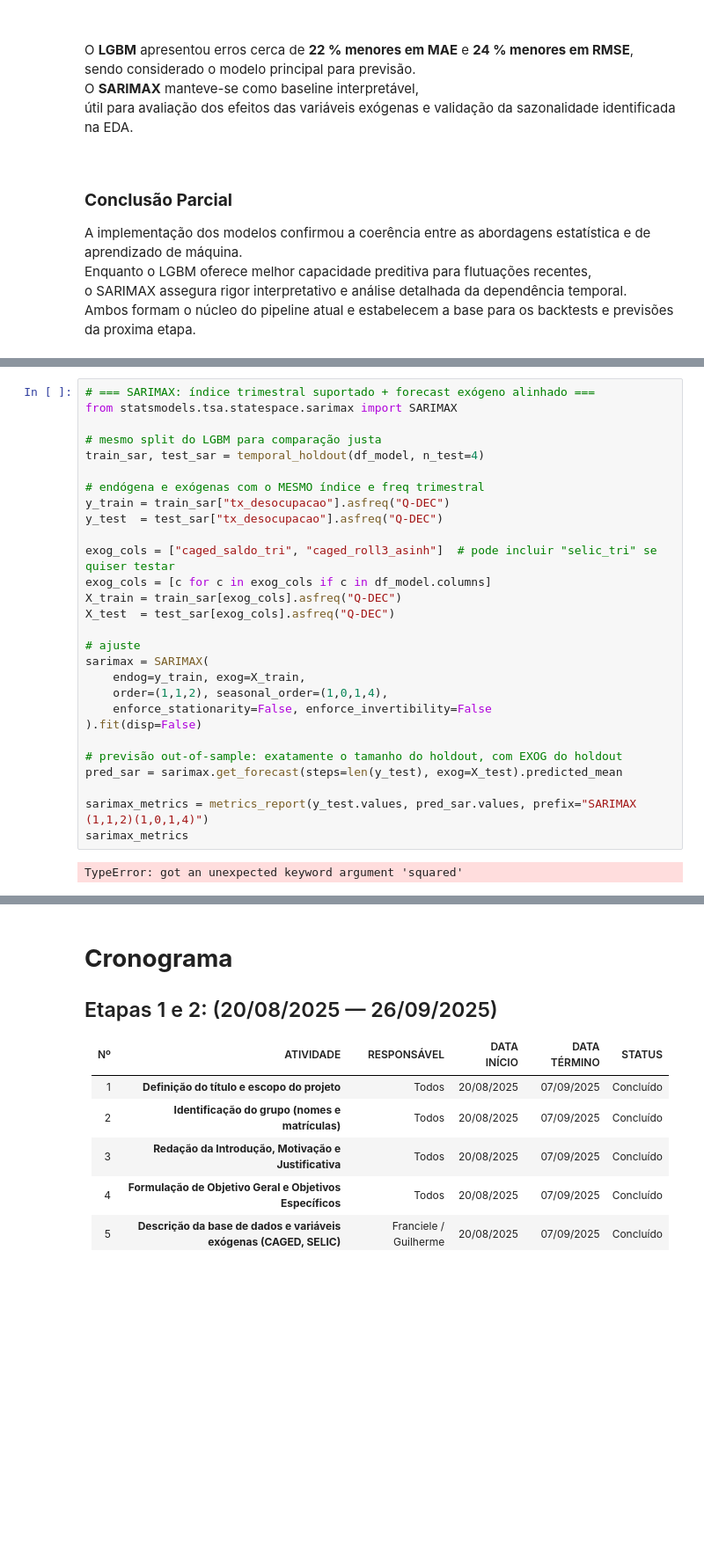
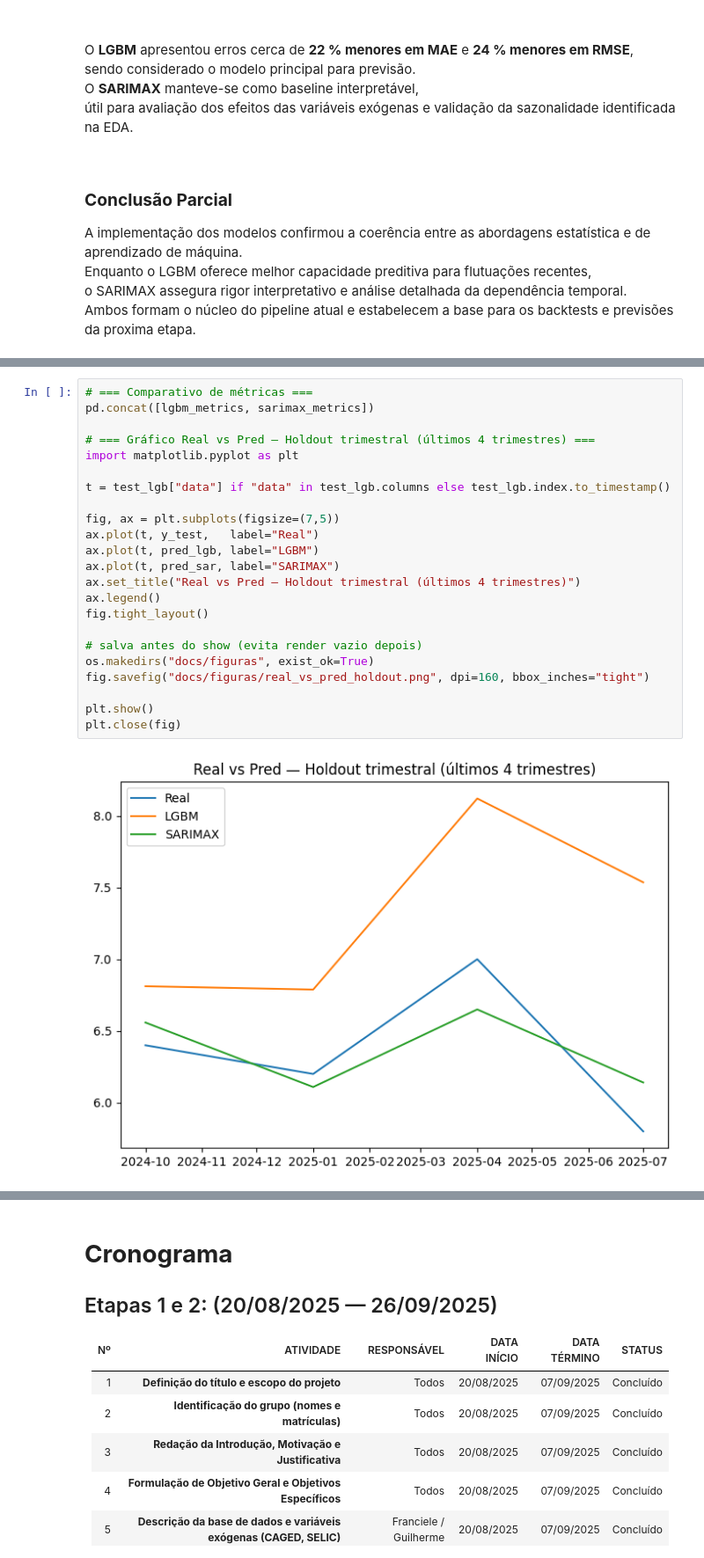
Before and after one commit to fpaterni10/projeto-aplicado-iv-desemprego-br, a Jupyter notebook: notebooks/entrega3/cd_projeto_aplicado_IV_entrega_3.ipynb, the cells around one changed output, grey strips where cells are left out. Shown: that part at 88% size. Drawn from its saved outputs; the diff is of its cells as text; blank space fills up the shorter version.

```diff
--- a/notebooks/entrega3/cd_projeto_aplicado_IV_entrega_3.ipynb
+++ b/notebooks/entrega3/cd_projeto_aplicado_IV_entrega_3.ipynb
@@ -538,30 +506,25 @@ TypeError: got an unexpected keyword argument 'squared'
-# %%
-# === SARIMAX: índice trimestral suportado + forecast exógeno alinhado ===
-from statsmodels.tsa.statespace.sarimax import SARIMAX
-
-# mesmo split do LGBM para comparação justa
-train_sar, test_sar = temporal_holdout(df_model, n_test=4)
-
-# endógena e exógenas com o MESMO índice e freq trimestral
-y_train = train_sar["tx_desocupacao"].asfreq("Q-DEC")
-y_test  = test_sar["tx_desocupacao"].asfreq("Q-DEC")
-
-exog_cols = ["caged_saldo_tri", "caged_roll3_asinh"]  # pode incluir "selic_tri" se quiser testar
-exog_cols = [c for c in exog_cols if c in df_model.columns]
-X_train = train_sar[exog_cols].asfreq("Q-DEC")
-X_test  = test_sar[exog_cols].asfreq("Q-DEC")
-
-# ajuste
-sarimax = SARIMAX(
-    endog=y_train, exog=X_train,
-    order=(1,1,2), seasonal_order=(1,0,1,4),
-    enforce_stationarity=False, enforce_invertibility=False
-).fit(disp=False)
-
-# previsão out-of-sample: exatamente o tamanho do holdout, com EXOG do holdout
-pred_sar = sarimax.get_forecast(steps=len(y_test), exog=X_test).predicted_mean
-
-sarimax_metrics = metrics_report(y_test.values, pred_sar.values, prefix="SARIMAX (1,1,2)(1,0,1,4)")
-sarimax_metrics
-# %% [output]
-TypeError: got an unexpected keyword argument 'squared'
+# %%
+# === Comparativo de métricas ===
+pd.concat([lgbm_metrics, sarimax_metrics])
+
+# === Gráfico Real vs Pred — Holdout trimestral (últimos 4 trimestres) ===
+import matplotlib.pyplot as plt
+
+t = test_lgb["data"] if "data" in test_lgb.columns else test_lgb.index.to_timestamp()
+
+fig, ax = plt.subplots(figsize=(7,5))
+ax.plot(t, y_test,   label="Real")
+ax.plot(t, pred_lgb, label="LGBM")
+ax.plot(t, pred_sar, label="SARIMAX")
+ax.set_title("Real vs Pred — Holdout trimestral (últimos 4 trimestres)")
+ax.legend()
+fig.tight_layout()
+
+# salva antes do show (evita render vazio depois)
+os.makedirs("docs/figuras", exist_ok=True)
+fig.savefig("docs/figuras/real_vs_pred_holdout.png", dpi=160, bbox_inches="tight")
+
+plt.show()
+plt.close(fig)
+# %% [output]
+[figure, added]
```
Also changed, not shown: parts of 7 cells of this notebook.
